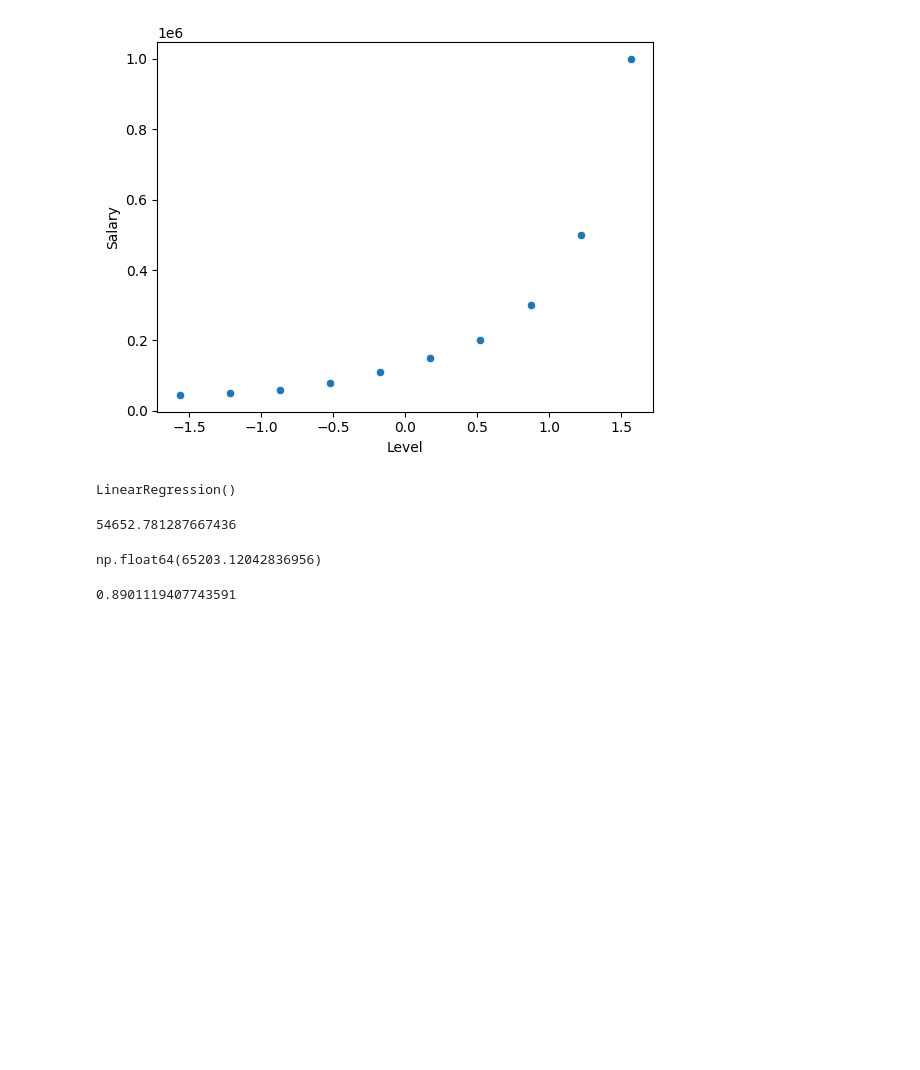
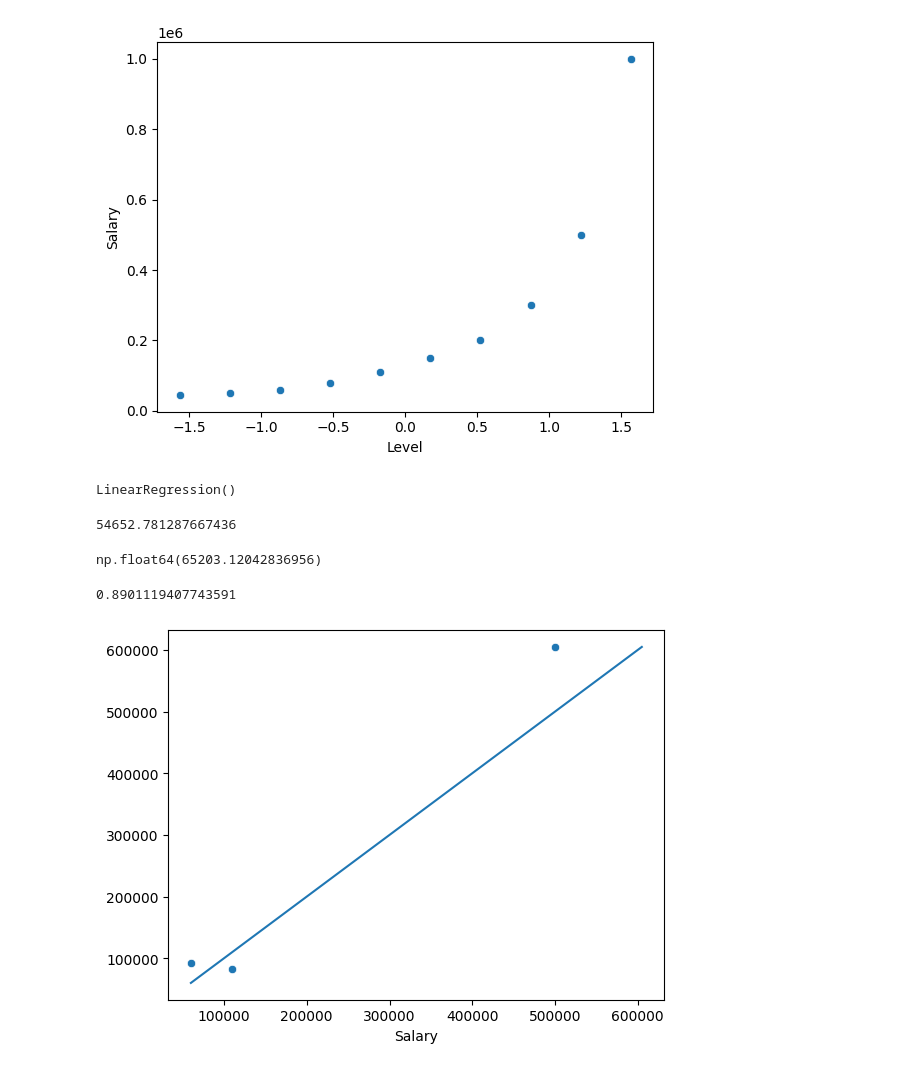
Before and after one commit to saket-nugget/PositionSalaries_PolyReg, a Jupyter notebook: PositionSalaries_PolyReg.ipynb, the cells around one changed output. Drawn from its saved outputs; the diff is of its cells as text; code cells hidden in the pictures; blank space fills up the shorter version.

```diff
--- a/PositionSalaries_PolyReg.ipynb
+++ b/PositionSalaries_PolyReg.ipynb
@@ -86,3 +86,11 @@ np.float64(65203.12042836956)
 r2_score(y_test,y_pred)
 # %% [output]
 0.8901119407743591
+# %%
+sns.scatterplot(x=y_test,y=y_pred)
+min_val = min(y_test.min(),y_pred.min())
+max_val = max(y_test.max(),y_pred.max())
+plt.plot([min_val,max_val],[min_val,max_val])
+plt.show()
+# %% [output]
+[figure, added]
```
